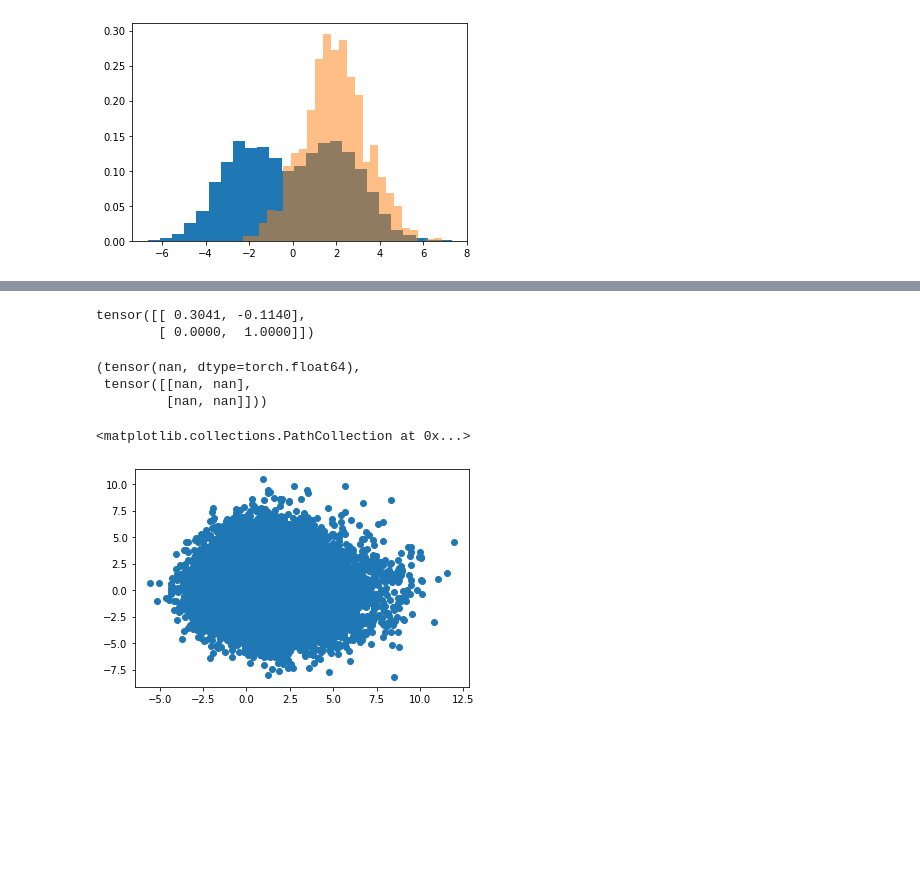
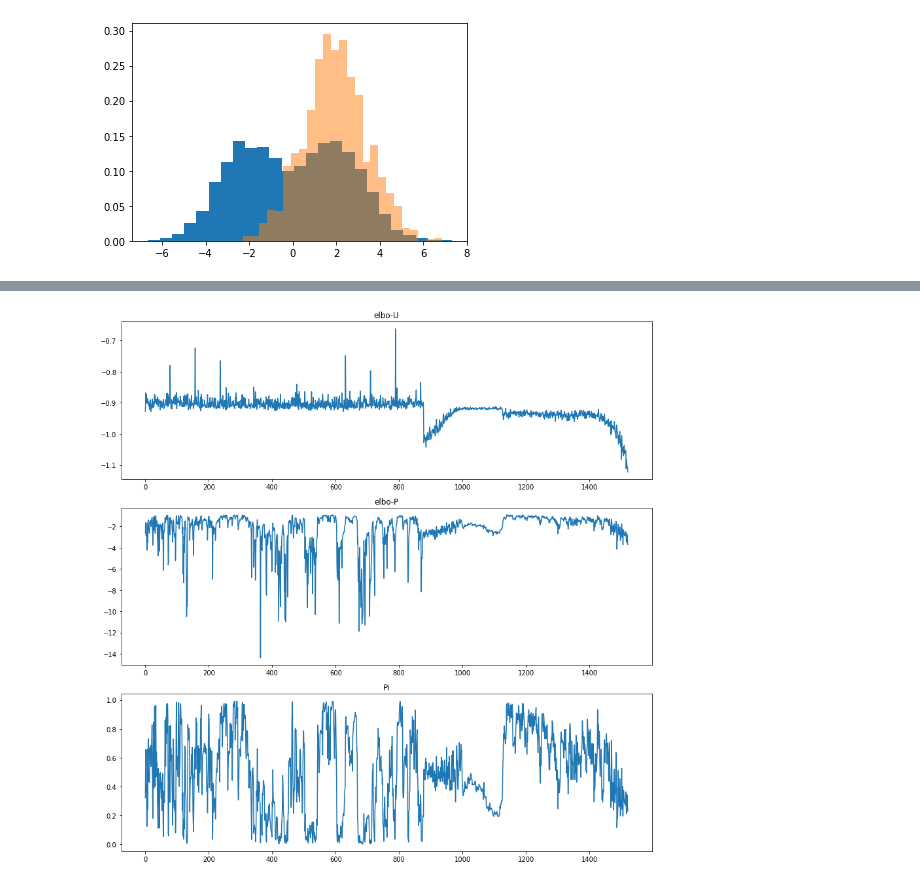
Before and after one commit to Dzeiberg/latentPosteriorEstimation, a Jupyter notebook: PU_VAE.ipynb, the cells around one changed output, grey strips where cells are left out. Saved outputs shown, nothing was run; the diff lists cells and outputs as text; code cells hidden in the pictures; blank space fills up the shorter version.

```diff
--- a/PU_VAE.ipynb
+++ b/PU_VAE.ipynb
@@ -60,4 +69,7 @@ plt.hist(xp.ravel(),bins=25,density=True,alpha=.5)
 # %%
+elboUS = []
+elboPS = []
+PIS = []
 class PUVAE(pl.LightningModule):
     def __init__(self,input_dim, h_dim, z_dim,COV,ZCOV,EMSTEPS=10,JOINT_EM=True):
         super().__init__()
@@ -70,7 +82,7 @@ class PUVAE(pl.LightningModule):
                                      nn.Linear(h_dim, h_dim), nn.ReLU(),
                                      nn.Linear(h_dim, input_dim))
         self.pi = torch.ones(1) * .5
-        self.mu = torch.eye(z_dim)
+        self.mu = torch.randn(2,z_dim)
         self.z_dim = z_dim
         self.EMSTEPS = EMSTEPS
         self.COV = COV
@@ -94,7 +106,7 @@ class PUVAE(pl.LightningModule):
         h = self.encoder(x)
         mu = self.mu_encoder(h)
         sigma = torch.exp(self.cov_encoder(h))
-        eps = torch.randn(*mu.shape)
+        eps = torch.randn(*mu.shape,)
         z = eps * sigma + mu
         ######### Sample from q(z|xp) ##########
         hP = self.encoder(xP)
@@ -118,7 +130,7 @@ class PUVAE(pl.LightningModule):
         pxPzP = n1.log_prob(xPHat).sum(-1)
         ########## EM-Steps ###################
         # two options either include labeled data (and fix gammas) or exclude as is done below
-        delta = 1
+        delta = 1e-5
         if self.JOINT_EM:
             zd = torch.concat([z, zP]).detach()
         else:
@@ -127,8 +139,8 @@ class PUVAE(pl.LightningModule):
             #################### E-STEP #######################################
             m0 = torch.distributions.Normal(self.mu[0],self.ZCOV)
             m1 = torch.distributions.Normal(self.mu[1],self.ZCOV)
-            gamma_0 = (torch.log((1-self.pi)) + m0.log_prob(zd)).sum(-1)
-            gamma_1 = (torch.log(self.pi) + m1.log_prob(zd)).sum(-1)
+            gamma_0 = torch.log((1-self.pi)) + m0.log_prob(zd).sum(-1)
+            gamma_1 = torch.log(self.pi) + m1.log_prob(zd).sum(-1)
             gamma_0_1 = torch.softmax(torch.stack([gamma_0,gamma_1]),0)
             gamma_n_0 = gamma_0_1[0]
             gamma_n_1 = gamma_0_1[1]
@@ -141,22 +153,27 @@ class PUVAE(pl.LightningModule):
             self.mu[0] = (gamma_n_0[...,None] * zd).sum(0) / (n0 + delta)
             self.mu[1] = (gamma_n_1[...,None] * zd).sum(0) / (n1 + delta)
             self.pi = n1 / (n0 + n1)
-#         print(self.mu)
-        print(self.pi)
+        self.log("pi", self.pi)
+        PIS.append(self.pi)
         ########### Calculate p(z) ###########################################
         p0 = torch.distributions.Normal(self.mu[0],self.ZCOV)
         p1 = torch.distributions.Normal(self.mu[1],self.ZCOV)
-        pz = torch.logsumexp(torch.stack([(torch.log(self.pi) + p1.log_prob(z)).sum(-1),
-                                          (torch.log(1 - self.pi) + p0.log_prob(z)).sum(-1)]),0)
+        v0 = torch.log(self.pi) + p1.log_prob(z).sum(-1)
+        v1 = torch.log(1 - self.pi) + p0.log_prob(z).sum(-1)
+        pz = torch.logsumexp(torch.stack([v0,v1]),0)
+
         ############ Calculate p(zP) #######################################
-        pzP = (torch.log(self.pi) + p1.log_prob(zP)).sum(-1)
+        pzP = torch.log(self.pi) + p1.log_prob(zP).sum(-1)
         ############ Calculate ELBO-U #########################################
         elboU = (pxz + pz - qzx).mean()
+        self.log("elboU",elboU)
+        elboUS.append(elboU.item())
         ############## Calculate ELBO-P ###########################
         elboP = (pxPzP + pzP - qzPxP).mean()
+        self.log("elboP", elboP)
+        elboPS.append(elboP.item())
+        ############### Total Loss ############
         loss = -(elboU + elboP)
-        ############### Total Loss ############
-
         return loss
     def configure_optimizers(self):
         optimizer = torch.optim.Adam(self.parameters(), lr=1e-3)
@@ -204,16 +204,11 @@ tensor(1.)
-# %%
-puvae.mu
-# %% [output]
-tensor([[ 0.3041, -0.1140],
-        [ 0.0000,  1.0000]])
-# %%
-puvae.pi, puvae.mu
-# %% [output]
-(tensor(nan, dtype=torch.float64),
- tensor([[nan, nan],
-         [nan, nan]]))
-# %%
-plt.scatter(* puvae(inputs).T.detach())
-# %% [output]
-<matplotlib.collections.PathCollection at 0x...>
-[figure, removed]
+# %%
+fig,ax= plt.subplots(3,1,figsize=(12,12))
+ax[0].plot(elboUS)
+ax[0].set_title("elbo-U")
+ax[1].plot(elboPS)
+ax[1].set_title("elbo-P")
+ax[2].plot(PIS)
+ax[2].set_title("Pi")
+fig.tight_layout()
+# %% [output]
+[figure, added]
```
Also changed, not shown: parts of 6 cells of this notebook.
